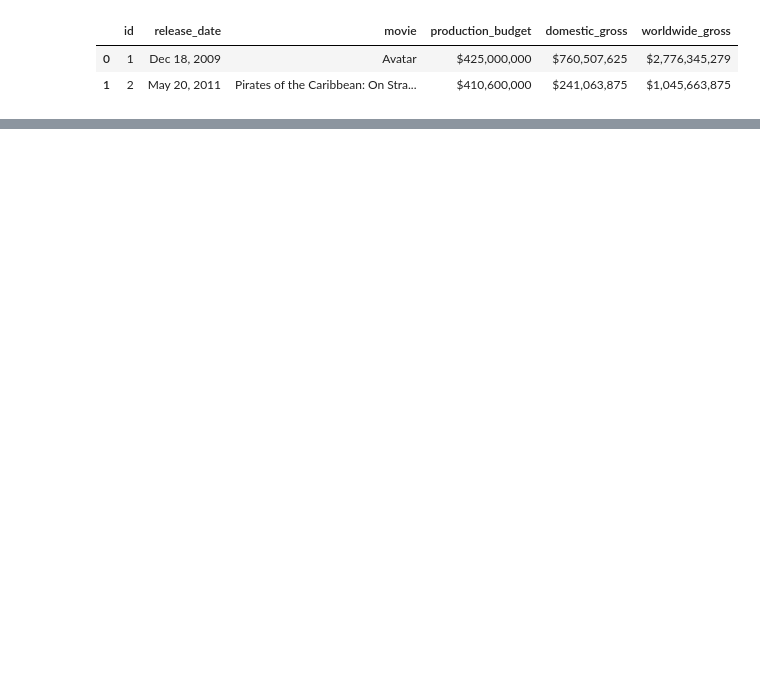
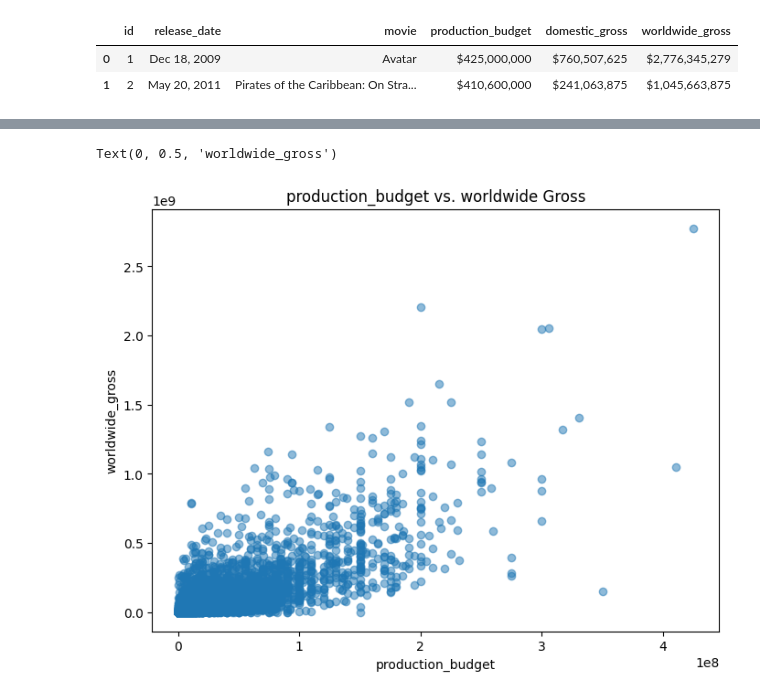
Before and after one commit to PritcyVeke/Project1, a Jupyter notebook: Student.ipynb, the cells around one changed output, grey strips where cells are left out. Cells and saved outputs as stored; diff of their text form; code cells hidden in the pictures; blank space fills up the shorter version.

```diff
--- a/Student.ipynb
+++ b/Student.ipynb
@@ -264,0 +355,14 @@ Movie_budgets.head(2)
+# %%
+# A scatter plot to show correlation
+x = Movie_budgets['production_budget']
+y = Movie_budgets['worldwide_gross']
+
+
+plt.figure(figsize=(8, 6))
+plt.scatter(x, y, alpha=0.5)
+plt.title('production_budget vs. worldwide Gross')
+plt.xlabel('production_budget')
+plt.ylabel('worldwide_gross')
+# %% [output]
+Text(0, 0.5, 'worldwide_gross')
+[figure, added]
```
Also changed, not shown: parts of 21 cells of this notebook.
